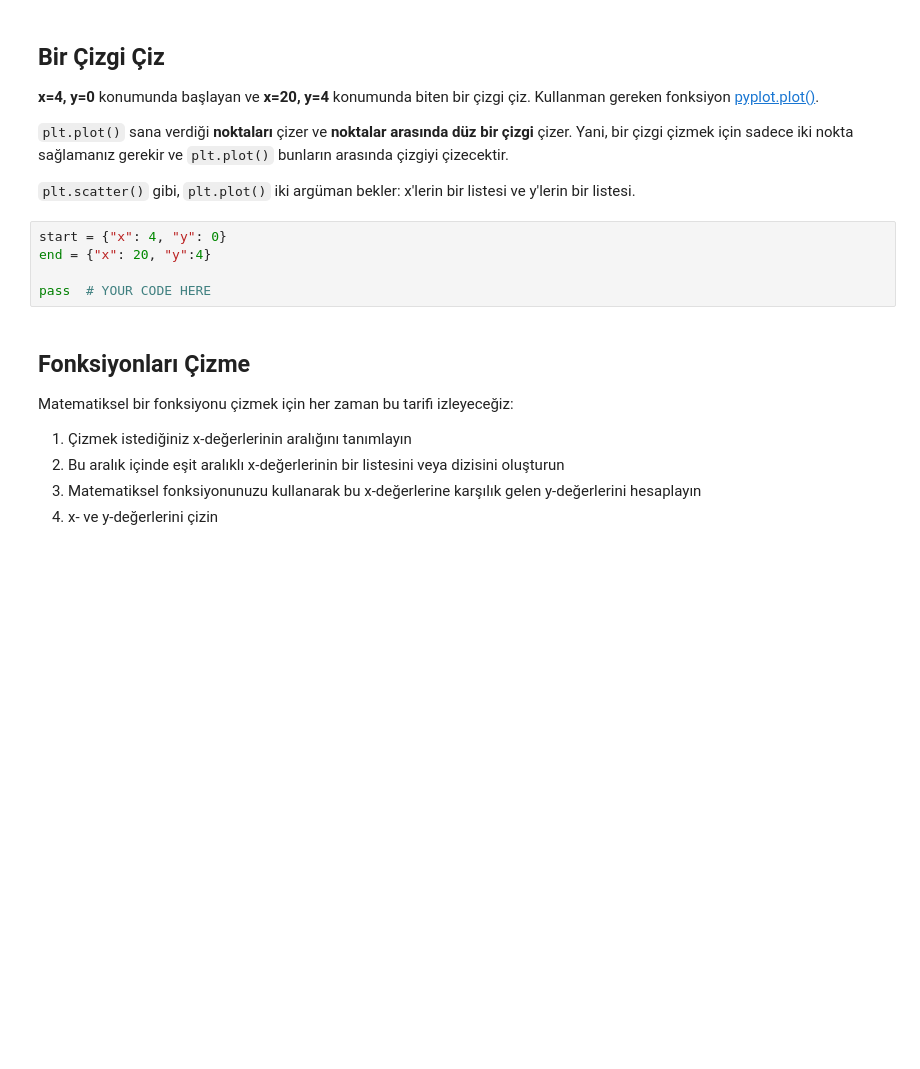
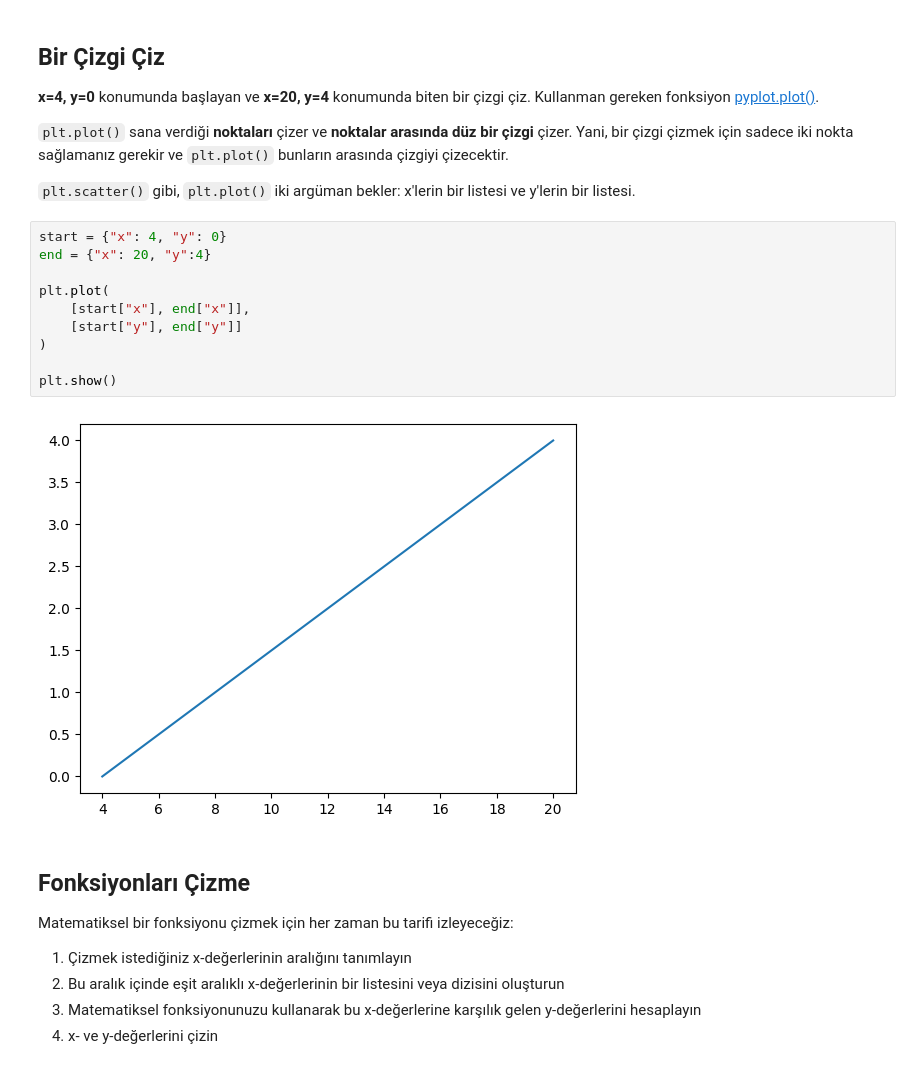
Before and after one commit to melis-gezer/algebra-warmup, a Jupyter notebook: algebra-warmup.ipynb, the cells around one changed output. Cells and saved outputs as stored; diff of their text form; blank space fills up the shorter version.

```diff
--- a/algebra-warmup.ipynb
+++ b/algebra-warmup.ipynb
@@ -55,8 +61,15 @@ Bu durumda x ve y için listeleri kullandık, ancak bu NumPy 1D-dizileri veya Pa
 # %%
 start = {"x": 4, "y": 0}
 end = {"x": 20, "y":4}
 
-pass  # YOUR CODE HERE
+plt.plot(
+    [start["x"], end["x"]],
+    [start["y"], end["y"]]
+)
+
+plt.show()
+# %% [output]
+[figure, added]
 # %% [markdown]
 ## Fonksiyonları Çizme
 
```
Also changed, not shown: parts of 11 cells of this notebook.
